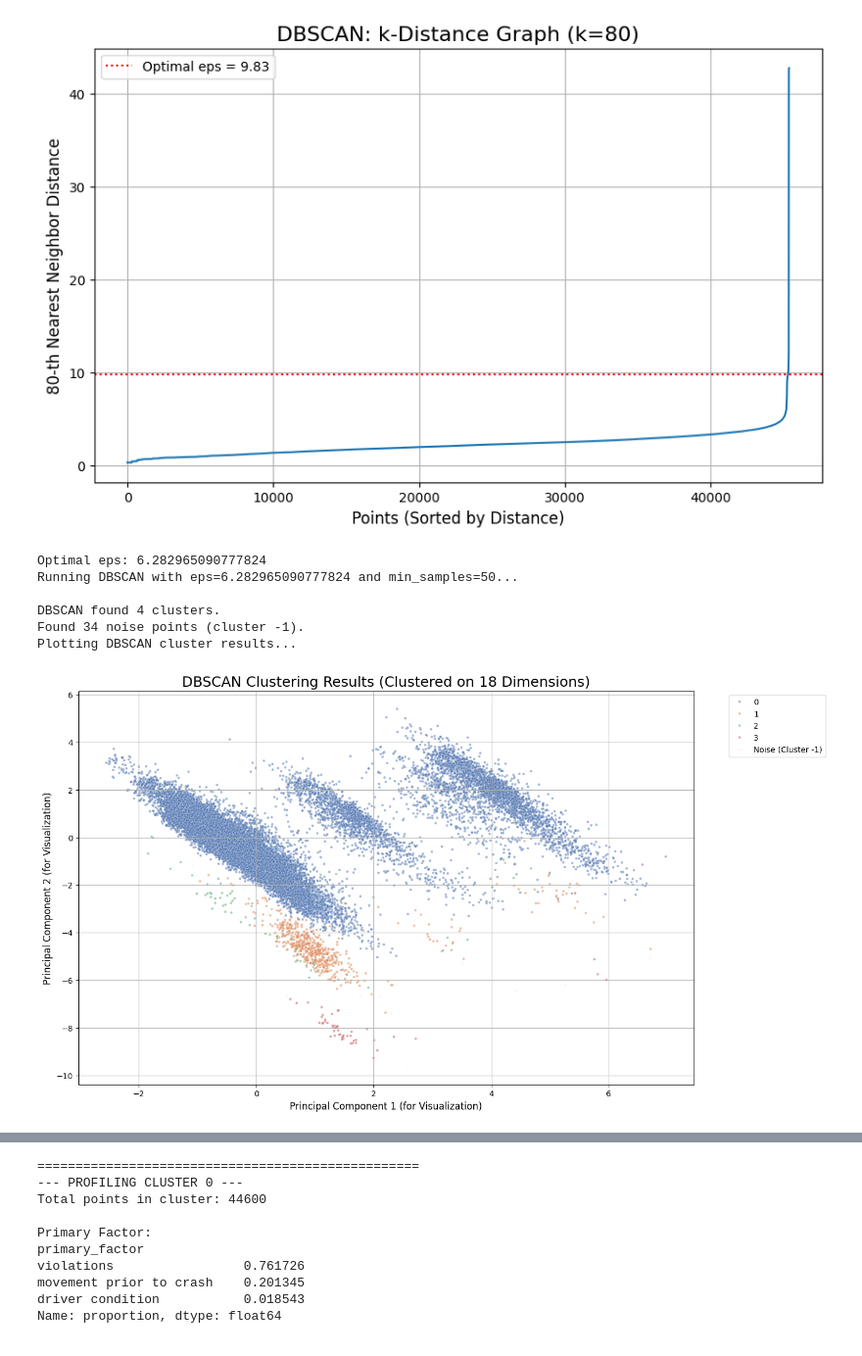
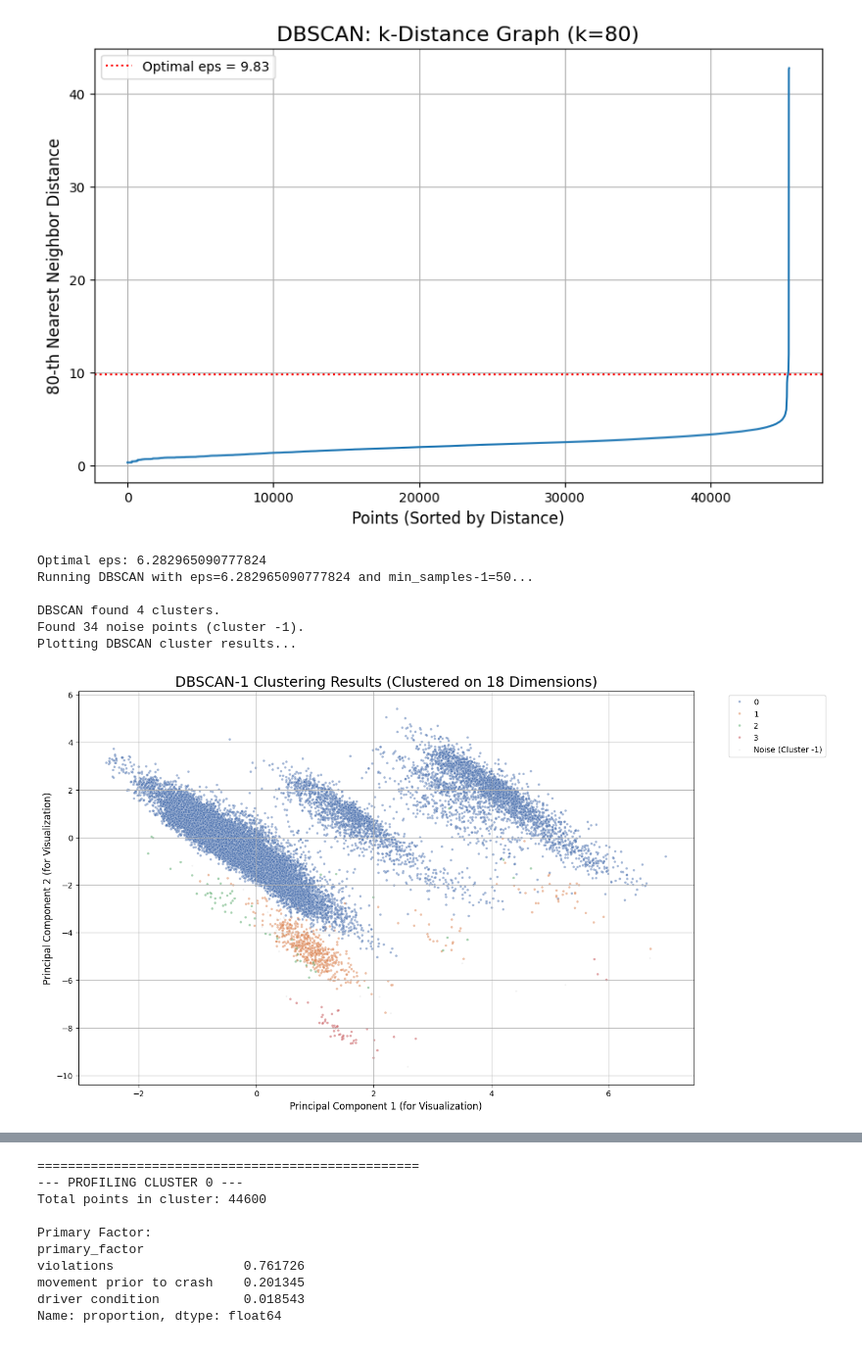
Before and after one commit to ashishkhanal30/dataMining, a Jupyter notebook: clustering-2.ipynb, the cells around one changed output, grey strips where cells are left out. Shown at 98% size. Drawn from its saved outputs; the diff is of its cells as text; code cells hidden in the pictures.

```diff
--- a/clustering-2.ipynb
+++ b/clustering-2.ipynb
@@ -776,42 +755,42 @@ Optimal eps: 9.833783590541396
 min_samples_1 = 50
 eps_optimal_1 = get_eps_optimal(min_samples_1)
 print(f"Running DBSCAN with eps={eps_optimal_1} and min_samples-1={min_samples_1}...")
-dbscan_1 = DBSCAN(eps=eps_optimal_1, min_samples_1=min_samples_1, n_jobs=-1)
+dbscan_1 = DBSCAN(eps=eps_optimal_1, min_samples=min_samples_1, n_jobs=-1)
 db_labels_1 = dbscan_1.fit_predict(df_pca_analysis)
 
 df_pca_visual['db_cluster_1'] = db_labels_1
 n_clusters_1 = len(set(db_labels_1)) - (1 if -1 in db_labels_1 else 0)
 n_noise_1 = list(db_labels_1).count(-1)
 
 print(f"\nDBSCAN found {n_clusters_1} clusters.")
 print(f"Found {n_noise_1} noise points (cluster -1).")
 
 print("Plotting DBSCAN cluster results...")
 plt.figure(figsize=(14, 9))
 sns.scatterplot(
     data=df_pca_visual[df_pca_visual['db_cluster_1'] != -1],
     x='PCA1', y='PCA2', hue='db_cluster_1',
     palette='deep', s=10, alpha=0.5
 )
 sns.scatterplot(
     data=df_pca_visual[df_pca_visual['db_cluster_1'] == -1],
     x='PCA1', y='PCA2', color='gray',
     label='Noise (Cluster -1)', s=5, alpha=0.1
 )
 plt.title(f'DBSCAN-1 Clustering Results (Clustered on {n_components_analysis} Dimensions)', fontsize=18)
 plt.xlabel('Principal Component 1 (for Visualization)', fontsize=12)
 plt.ylabel('Principal Component 2 (for Visualization)', fontsize=12)
 plt.legend(bbox_to_anchor=(1.05, 1), loc='upper left')
 plt.grid(True)
 plt.show()
 # %% [output]
 Optimal eps: 6.282965090777824
-Running DBSCAN with eps=6.282965090777824 and min_samples=50...
+Running DBSCAN with eps=6.282965090777824 and min_samples-1=50...
 
 DBSCAN found 4 clusters.
 Found 34 noise points (cluster -1).
 Plotting DBSCAN cluster results...
-[figure, old version]
+[figure, new version]
 # %%
 # Add the cluster labels as a new column
 df_cluster['db_cluster_1'] = db_labels_1
```
Also changed, not shown: parts of 19 cells of this notebook.
